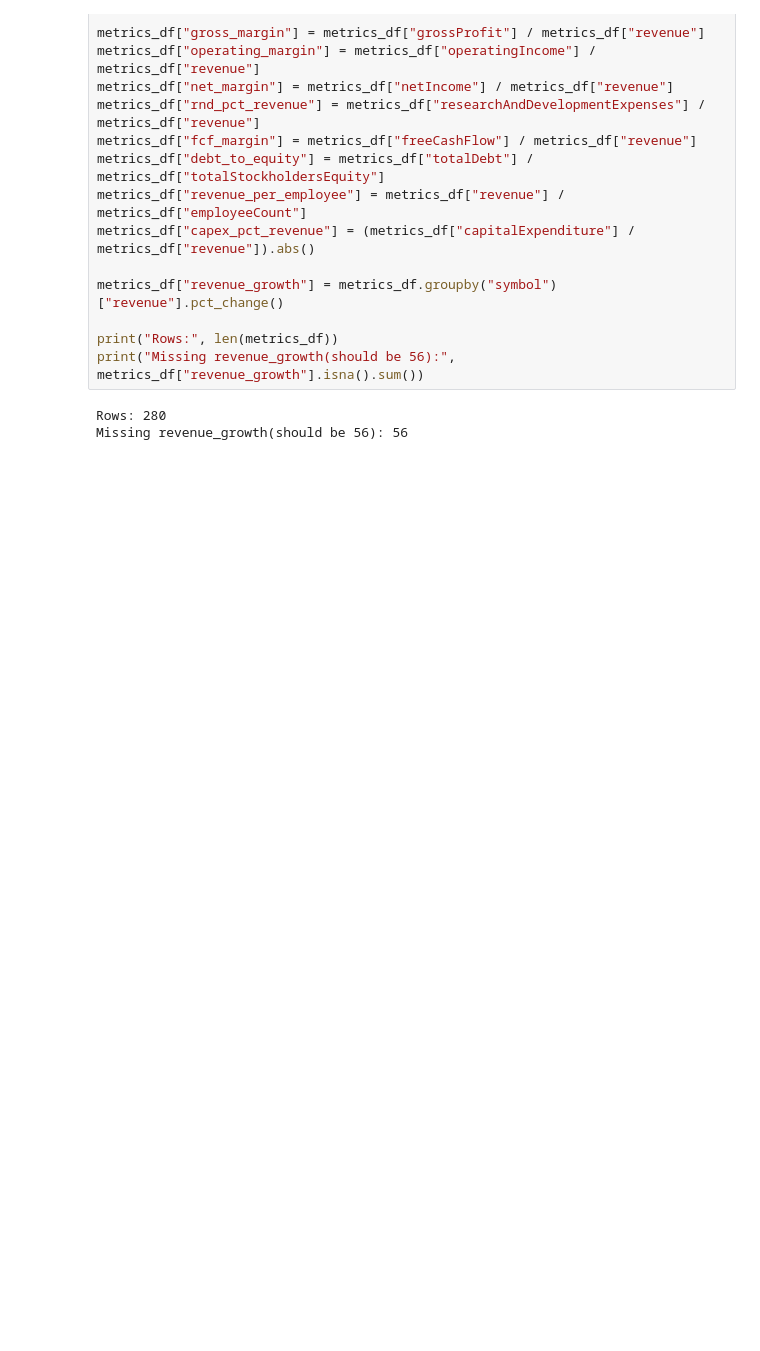
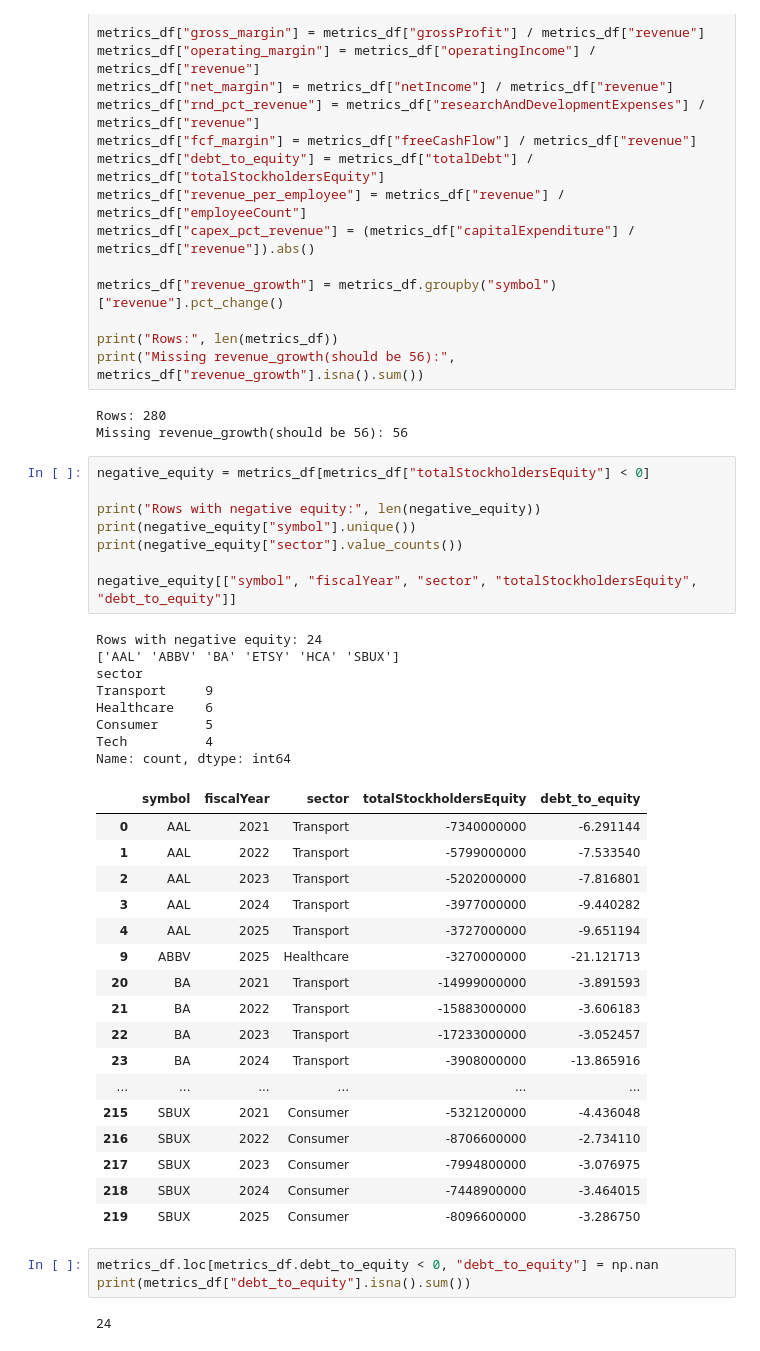
Before and after one commit to leo-bonet/Company-Financials-Analysis, a Jupyter notebook: notebooks/02-analysis.ipynb, the cells around one changed output. Cells and saved outputs as stored; diff of their text form; blank space fills up the shorter version.

Commit message:
handled debt to equity field

```diff
--- a/notebooks/02-analysis.ipynb
+++ b/notebooks/02-analysis.ipynb
@@ -199,3 +208,42 @@ print("Missing revenue_growth(should be 56):", metrics_df["revenue_growth"].isna
 # %% [output]
 Rows: 280
 Missing revenue_growth(should be 56): 56
+# %%
+negative_equity = metrics_df[metrics_df["totalStockholdersEquity"] < 0]
+
+print("Rows with negative equity:", len(negative_equity))
+print(negative_equity["symbol"].unique())
+print(negative_equity["sector"].value_counts())
+
+negative_equity[["symbol", "fiscalYear", "sector", "totalStockholdersEquity", "debt_to_equity"]]
+# %% [output]
+Rows with negative equity: 24
+['AAL' 'ABBV' 'BA' 'ETSY' 'HCA' 'SBUX']
+sector
+Transport     9
+Healthcare    6
+Consumer      5
+Tech          4
+Name: count, dtype: int64
+|  | symbol | fiscalYear | sector | totalStockholdersEquity | debt_to_equity |
+| 0 | AAL | 2021 | Transport | -7340000000 | -6.291144 |
+| 1 | AAL | 2022 | Transport | -5799000000 | -7.533540 |
+| 2 | AAL | 2023 | Transport | -5202000000 | -7.816801 |
+| 3 | AAL | 2024 | Transport | -3977000000 | -9.440282 |
+| 4 | AAL | 2025 | Transport | -3727000000 | -9.651194 |
+| 9 | ABBV | 2025 | Healthcare | -3270000000 | -21.121713 |
+| 20 | BA | 2021 | Transport | -14999000000 | -3.891593 |
+| 21 | BA | 2022 | Transport | -15883000000 | -3.606183 |
+| 22 | BA | 2023 | Transport | -17233000000 | -3.052457 |
+| 23 | BA | 2024 | Transport | -3908000000 | -13.865916 |
+| ... | ... | ... | ... | ... | ... |
+| 215 | SBUX | 2021 | Consumer | -5321200000 | -4.436048 |
+| 216 | SBUX | 2022 | Consumer | -8706600000 | -2.734110 |
+| 217 | SBUX | 2023 | Consumer | -7994800000 | -3.076975 |
+| 218 | SBUX | 2024 | Consumer | -7448900000 | -3.464015 |
+| 219 | SBUX | 2025 | Consumer | -8096600000 | -3.286750 |
+# %%
+metrics_df.loc[metrics_df.debt_to_equity < 0, "debt_to_equity"] = np.nan
+print(metrics_df["debt_to_equity"].isna().sum())
+# %% [output]
+24
```
Also changed, not shown: parts of 2 cells of this notebook.
